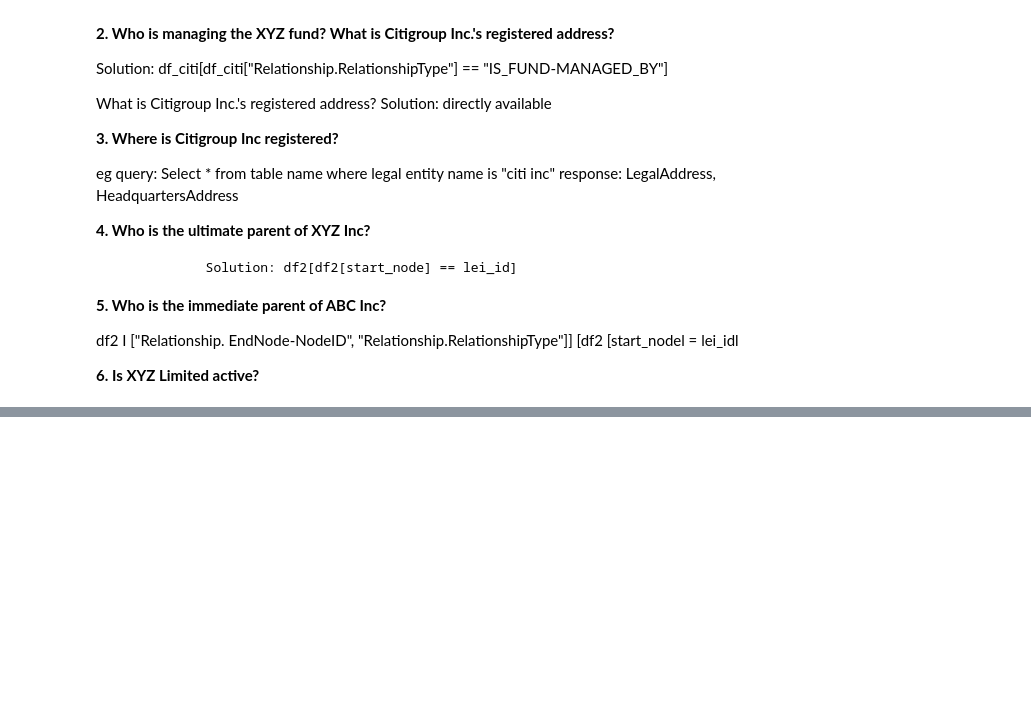
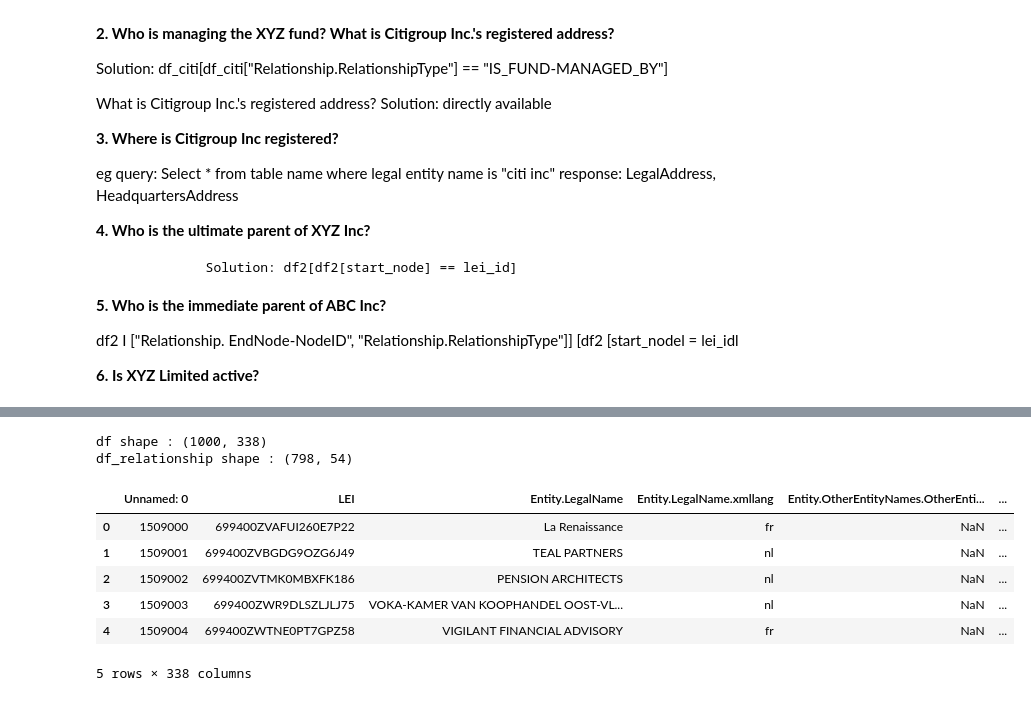
Before and after one commit to rmnchopra91/gen-ai, a Jupyter notebook: poc/GELIE_advanced_text_to_sql_rmn.ipynb, the cells around one changed output, grey strips where cells are left out. Saved outputs shown, nothing was run; the diff lists cells and outputs as text; code cells hidden in the pictures; blank space fills up the shorter version.

```diff
--- a/poc/GELIE_advanced_text_to_sql_rmn.ipynb
+++ b/poc/GELIE_advanced_text_to_sql_rmn.ipynb
@@ -47,8 +49,34 @@ drive.mount('/content/drive', force_remount=True)
 # %%
 import os
 
-secret_base_path = "/content/drive/MyDrive/Gen AI Course/secrets"
-openai_api_key_path = f"{secret_base_path}/openai_api_key.txt"
+base_path = "/content/drive/MyDrive/Gen Ai/POC"
+
+secret_base_path = "/content/drive/MyDrive/Gen Ai/secrets"
+openai_api_key_path = f"{secret_base_path}/openAI_key.txt"
 
 with open(openai_api_key_path, "r") as f:
   os.environ["OPENAI_API_KEY"] = ' '.join(f.readlines())
+# %%
+# This file contains 27 Lakh records and each row having 337 columns
+lei_file_path = f"{base_path}/data/filtered_lei_data.csv"
+relationship_file_path = f"{base_path}/data/relationship-golden.csv"
+# %%
+import pandas as pd
+df = pd.read_csv(lei_file_path)
+df_relationship = pd.read_csv(relationship_file_path)
+# %%
+print(f"df shape : {df.shape}")
+print(f"df_relationship shape : {df_relationship.shape}")
+# %% [output]
+df shape : (1000, 338)
+df_relationship shape : (798, 54)
+# %%
+df.head()
+# %% [output]
+|  | Unnamed: 0 | LEI | Entity.LegalName | Entity.LegalName.xmllang | Entity.OtherEntityNames.OtherEnti... | ... |
+| 0 | 1509000 | 699400ZVAFUI260E7P22 | La Renaissance | fr | NaN | ... |
+| 1 | 1509001 | 699400ZVBGDG9OZG6J49 | TEAL PARTNERS | nl | NaN | ... |
+| 2 | 1509002 | 699400ZVTMK0MBXFK186 | PENSION ARCHITECTS | nl | NaN | ... |
+| 3 | 1509003 | 699400ZWR9DLSZLJLJ75 | VOKA-KAMER VAN KOOPHANDEL OOST-VL... | nl | NaN | ... |
+| 4 | 1509004 | 699400ZWTNE0PT7GPZ58 | VIGILANT FINANCIAL ADVISORY | fr | NaN | ... |
+5 rows × 338 columns
```
Also changed, not shown: parts of 28 cells of this notebook.
